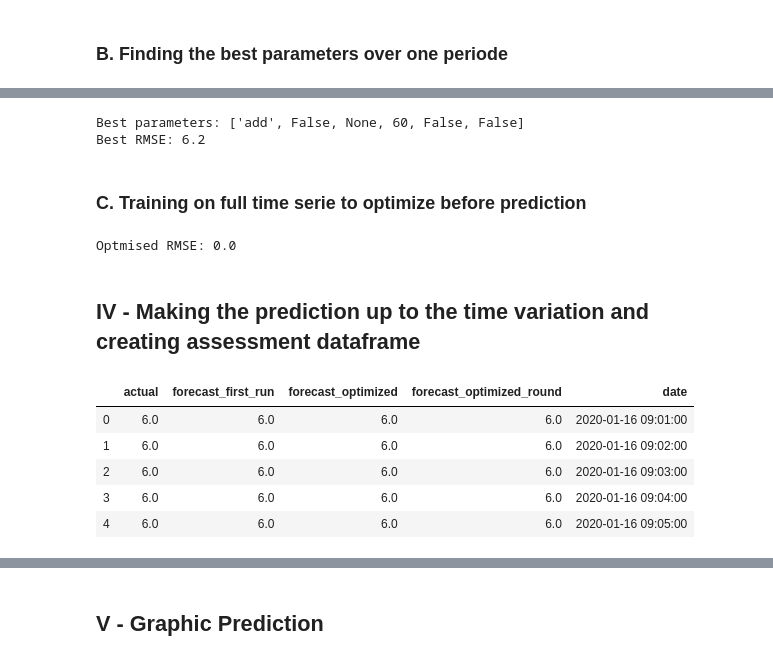
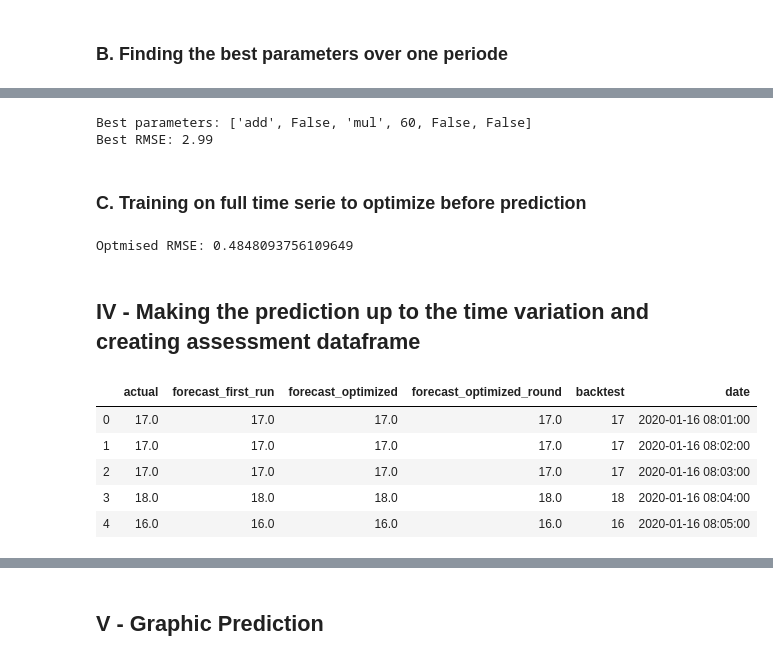
Before and after one commit to alexisgcomte/velib-prediction, a Jupyter notebook: 4. Models/1. Holt-Winter ETS model - Detailed.ipynb, the cells around one changed output, grey strips where cells are left out. Saved outputs shown, nothing was run; the diff lists cells and outputs as text; code cells hidden in the pictures.

```diff
--- a/4. Models/1. Holt-Winter ETS model - Detailed.ipynb
+++ b/4. Models/1. Holt-Winter ETS model - Detailed.ipynb
@@ -6,7 +6,7 @@
 # List of all Parameters
 
 # Timestamp of when we want to start the prediction
-target_start = "9:00:00"
+target_start = "8:00:00"
 
 # n-1 minutes before the target date and n min after
 time_variation = 30
@@ -98,6 +100,14 @@ for i in range(len(day_list)-1):
 
     df_conso = pd.concat([df_conso, df_day_lower, df_day_upper])
 
+# Backtest for ulterior use
+day_backtest = day_list[len(day_list)-1]
+df_day_lower = df_station[df_station["day"] == day_backtest]
+df_day_lower = df_day_lower[(df_day_lower["date"] > "{} {}".format(day_backtest, target_start))
+            & (df_day_lower["date"] < "{} {}".format(day_backtest,upper_time_bound))]["availiable_docks"]
+df_backtest = np.array(df_day_lower)
+
+
 
 df_conso = df_conso.reset_index(drop="True")
 
@@ -226,8 +259,8 @@ rmse associated: 6.2008063991709985
 print("Best parameters:",best_parameters)
 print("Best RMSE:", round(best_rmse,2))
 # %% [output]
-Best parameters: ['add', False, None, 60, False, False]
-Best RMSE: 6.2
+Best parameters: ['add', False, 'mul', 60, False, False]
+Best RMSE: 2.99
 # %%
 # Loading the best parameters found befor
 t,d,s,p,b,r = best_parameters
@@ -247,30 +280,31 @@ model = ExponentialSmoothing(time_serie, trend=t, damped=d, seasonal=s, seasonal
 pred_model = model.predict(1,end=len(time_serie))
 print("Optmised RMSE:", measure_rmse(time_serie,pred_model))
 # %% [output]
-Optmised RMSE: 0.0
+Optmised RMSE: 0.4848093756109649
 # %% [markdown]
 ## IV - Making the prediction up to the time variation and creating  assessment dataframe
 # %%
 # Prediction the dataset + time variation
 final_prediction = model.predict(start=(len(time_serie)+1), end=(len(time_serie)+time_variation))
 
 # Creating a dataframe for assessement
-df_assessement = pd.DataFrame(columns=["actual","forecast_first_run","forecast_optimized","forecast_optimized_round"])
+df_assessement = pd.DataFrame(columns=["actual","forecast_first_run","forecast_optimized","forecast_optimized_round","backtest"])
 # Setting actual at the last known value
 df_assessement.actual = (np.concatenate((time_serie, (np.zeros(time_variation)+time_serie[-1:])), axis = 0))
 # Setting forecast at time_serie for the past and the final prediction for the futur
 df_assessement.forecast_first_run = (np.concatenate((train, pred_first_run, (np.zeros(time_variation)+pred_first_run[-1:])), axis = 0))
 df_assessement.forecast_optimized = (np.concatenate((time_serie, final_prediction), axis = 0))
 df_assessement.forecast_optimized_round = df_assessement.forecast_optimized.apply(lambda x:round(x,0))
+df_assessement.backtest = (np.concatenate((time_serie, df_backtest), axis = 0))
 df_assessement["date"] = df_conso["date"]
 df_assessement.head()
 # %% [output]
-|  | actual | forecast_first_run | forecast_optimized | forecast_optimized_round | date |
-| 0 | 6.0 | 6.0 | 6.0 | 6.0 | 2020-01-16 09:01:00 |
-| 1 | 6.0 | 6.0 | 6.0 | 6.0 | 2020-01-16 09:02:00 |
-| 2 | 6.0 | 6.0 | 6.0 | 6.0 | 2020-01-16 09:03:00 |
-| 3 | 6.0 | 6.0 | 6.0 | 6.0 | 2020-01-16 09:04:00 |
-| 4 | 6.0 | 6.0 | 6.0 | 6.0 | 2020-01-16 09:05:00 |
+|  | actual | forecast_first_run | forecast_optimized | forecast_optimized_round | backtest | date |
+| 0 | 17.0 | 17.0 | 17.0 | 17.0 | 17 | 2020-01-16 08:01:00 |
+| 1 | 17.0 | 17.0 | 17.0 | 17.0 | 17 | 2020-01-16 08:02:00 |
+| 2 | 17.0 | 17.0 | 17.0 | 17.0 | 17 | 2020-01-16 08:03:00 |
+| 3 | 18.0 | 18.0 | 18.0 | 18.0 | 18 | 2020-01-16 08:04:00 |
+| 4 | 16.0 | 16.0 | 16.0 | 16.0 | 16 | 2020-01-16 08:05:00 |
 # %%
 # Making a synthetic dataset for easier visualisation
 
```
Also changed, not shown: parts of 13 cells of this notebook.
